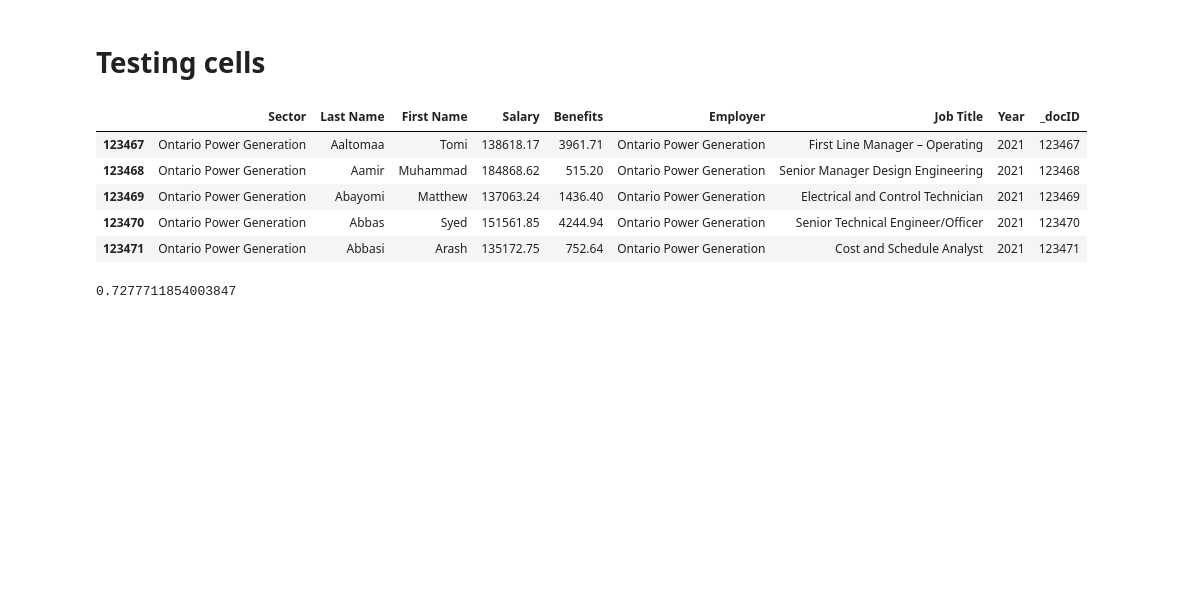
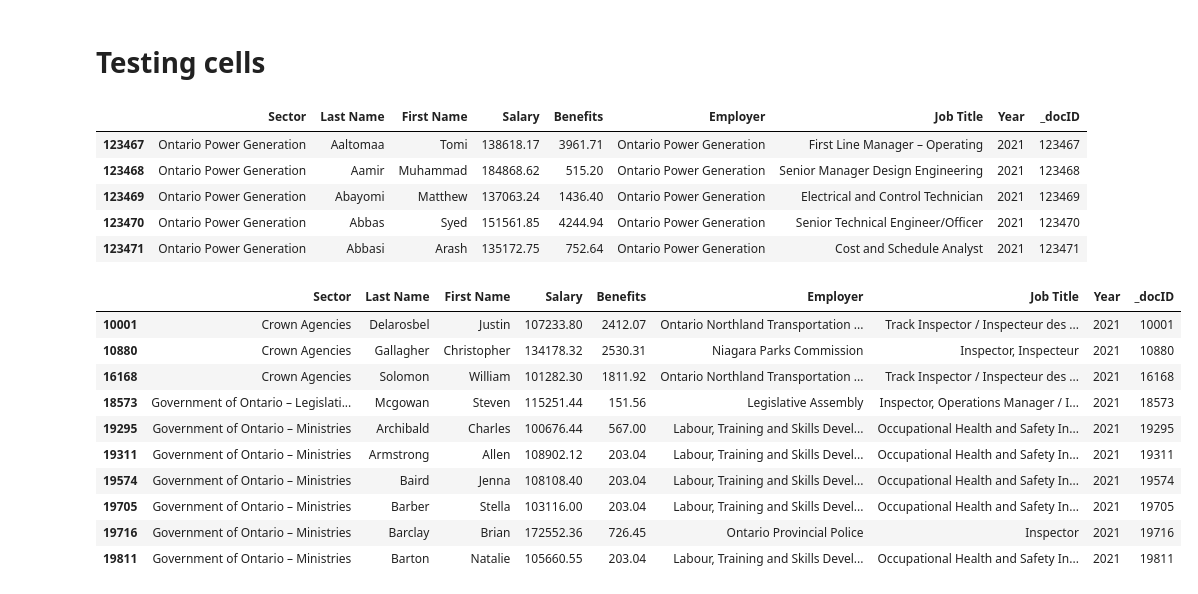
Before and after one commit to carlodghalnin/Ontario_Sunshine_List_Analysis, a Jupyter notebook: 2021_Ontario_Sunshine_List_Benefits_Analysis.ipynb, the cells around one changed output. Saved outputs shown, nothing was run; the diff lists cells and outputs as text; code cells hidden in the pictures; blank space fills up the shorter version.

```diff
--- a/2021_Ontario_Sunshine_List_Benefits_Analysis.ipynb
+++ b/2021_Ontario_Sunshine_List_Benefits_Analysis.ipynb
@@ -162,6 +178,17 @@ opg.head()
 | 123470 | Ontario Power Generation | Abbas | Syed | 151561.85 | 4244.94 | Ontario Power Generation | Senior Technical Engineer/Officer | 2021 | 123470 |
 | 123471 | Ontario Power Generation | Abbasi | Arash | 135172.75 | 752.64 | Ontario Power Generation | Cost and Schedule Analyst | 2021 | 123471 |
 # %%
-df[df['Benefits']>0].shape[0]/df.shape[0]
+insp = df[df['Job Title'].str.contains('Inspector')]
+insp.head(10)
 # %% [output]
-0.7277711854003847
+|  | Sector | Last Name | First Name | Salary | Benefits | Employer | Job Title | Year | _docID |
+| 10001 | Crown Agencies | Delarosbel | Justin | 107233.80 | 2412.07 | Ontario Northland Transportation ... | Track Inspector / Inspecteur des ... | 2021 | 10001 |
+| 10880 | Crown Agencies | Gallagher | Christopher | 134178.32 | 2530.31 | Niagara Parks Commission | Inspector, Inspecteur | 2021 | 10880 |
+| 16168 | Crown Agencies | Solomon | William | 101282.30 | 1811.92 | Ontario Northland Transportation ... | Track Inspector / Inspecteur des ... | 2021 | 16168 |
+| 18573 | Government of Ontario – Legislati... | Mcgowan | Steven | 115251.44 | 151.56 | Legislative Assembly | Inspector, Operations Manager / I... | 2021 | 18573 |
+| 19295 | Government of Ontario – Ministries | Archibald | Charles | 100676.44 | 567.00 | Labour, Training and Skills Devel... | Occupational Health and Safety In... | 2021 | 19295 |
+| 19311 | Government of Ontario – Ministries | Armstrong | Allen | 108902.12 | 203.04 | Labour, Training and Skills Devel... | Occupational Health and Safety In... | 2021 | 19311 |
+| 19574 | Government of Ontario – Ministries | Baird | Jenna | 108108.40 | 203.04 | Labour, Training and Skills Devel... | Occupational Health and Safety In... | 2021 | 19574 |
+| 19705 | Government of Ontario – Ministries | Barber | Stella | 103116.00 | 203.04 | Labour, Training and Skills Devel... | Occupational Health and Safety In... | 2021 | 19705 |
+| 19716 | Government of Ontario – Ministries | Barclay | Brian | 172552.36 | 726.45 | Ontario Provincial Police | Inspector | 2021 | 19716 |
+| 19811 | Government of Ontario – Ministries | Barton | Natalie | 105660.55 | 203.04 | Labour, Training and Skills Devel... | Occupational Health and Safety In... | 2021 | 19811 |
```
Also changed, not shown: parts of 11 cells of this notebook.
